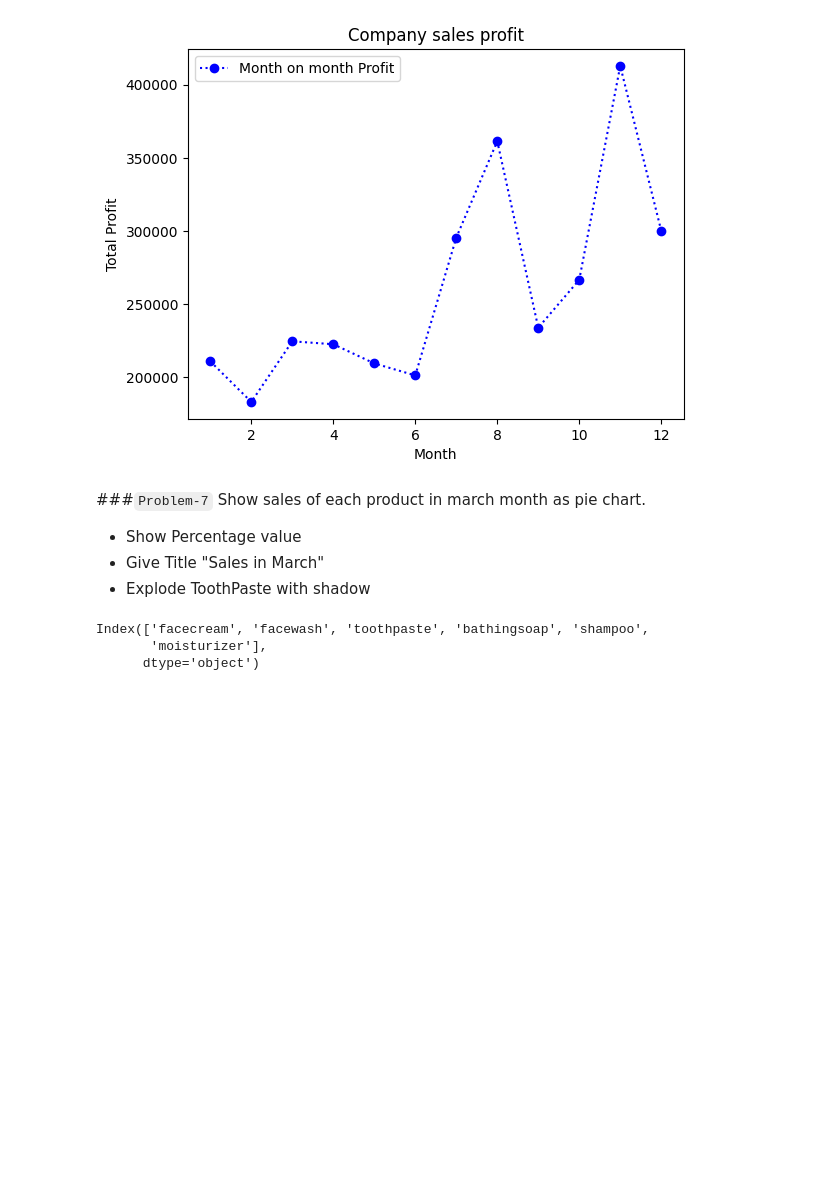
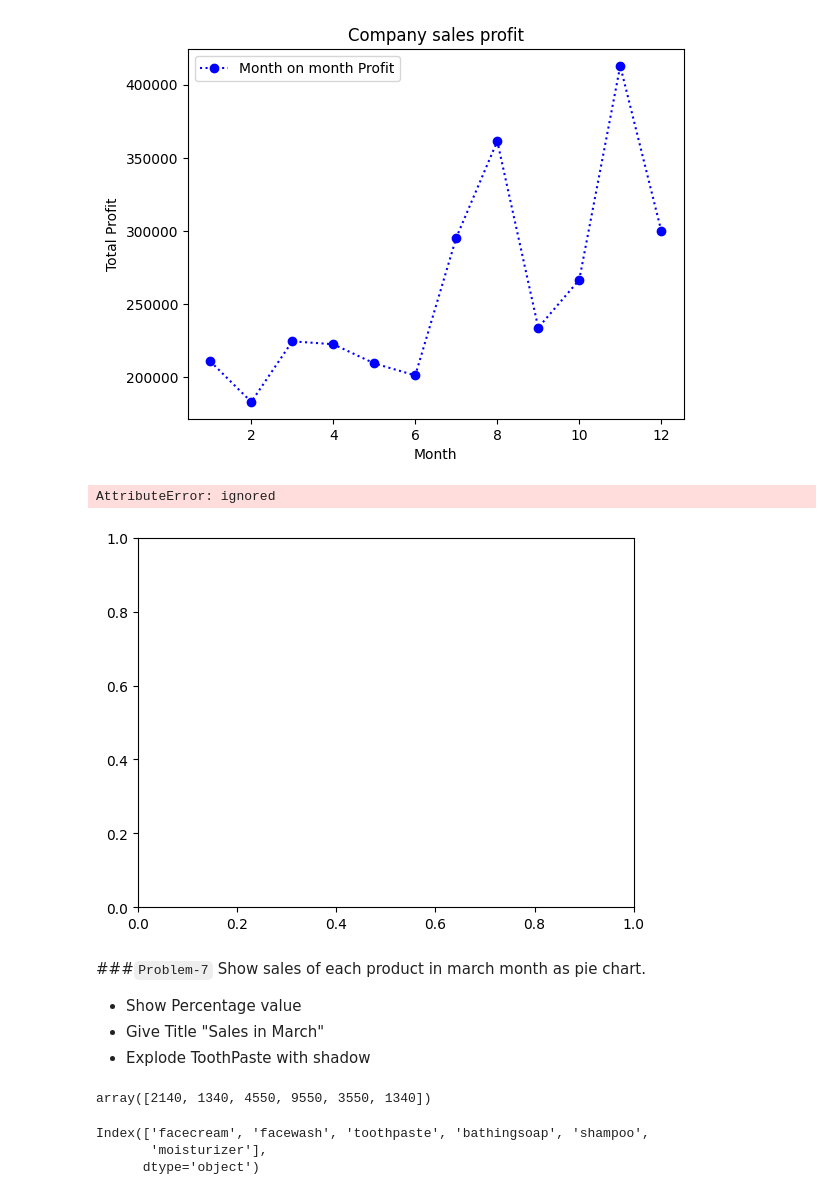
Before and after one commit to singhbhaskar360/Python_ML, a Jupyter notebook: matplotlib_task_23_solutions.ipynb, the cells around one changed output. Saved outputs shown, nothing was run; the diff lists cells and outputs as text; code cells hidden in the pictures; blank space fills up the shorter version.

```diff
--- a/matplotlib_task_23_solutions.ipynb
+++ b/matplotlib_task_23_solutions.ipynb
@@ -106,7 +108,7 @@ Show a line plot of Total Profit for each month with below styling.
 # %%
 # code here
-df = pd.read_csv('https://docs.google.com/spreadsheets/d/e/2PACX-1vTJh6X4_mqixWsfK9mgkllGQkKYW9Wj9kOIMGY2uYsWeS8n5np87DO-SDGQWJ1HXEnxiOVFVzYFYEcR/pub?gid=558678488&single=true&output=csv')
-df
+df_1 = pd.read_csv('https://docs.google.com/spreadsheets/d/e/2PACX-1vTJh6X4_mqixWsfK9mgkllGQkKYW9Wj9kOIMGY2uYsWeS8n5np87DO-SDGQWJ1HXEnxiOVFVzYFYEcR/pub?gid=558678488&single=true&output=csv')
+df_1.head(20)
 # %% [output]
 |  | month_number | facecream | facewash | toothpaste | bathingsoap | shampoo | moisturizer | total_units | ... |
 | 0 | 1 | 2500 | 1500 | 5200 | 9200 | 1200 | 1500 | 21100 | ... |
@@ -130,6 +140,13 @@ plt.legend(loc="upper left")
 plt.show()
 # %% [output]
 [figure]
+# %%
+m=df_1.query("month_number==3")
+# %%
+plt.pie(m['total_profit'],labels=,kind='pie')
+# %% [output]
+AttributeError: ignored
+[figure, added]
 # %% [markdown]
 ###`Problem-7`
 Show sales of each product in march month as pie chart.
@@ -139,2 +158,6 @@ Show sales of each product in march month as pie chart.
+# %%
+labels
+# %% [output]
+array([2140, 1340, 4550, 9550, 3550, 1340])
 # %%
 # code here
```
Also changed, not shown: parts of 4 cells of this notebook.
